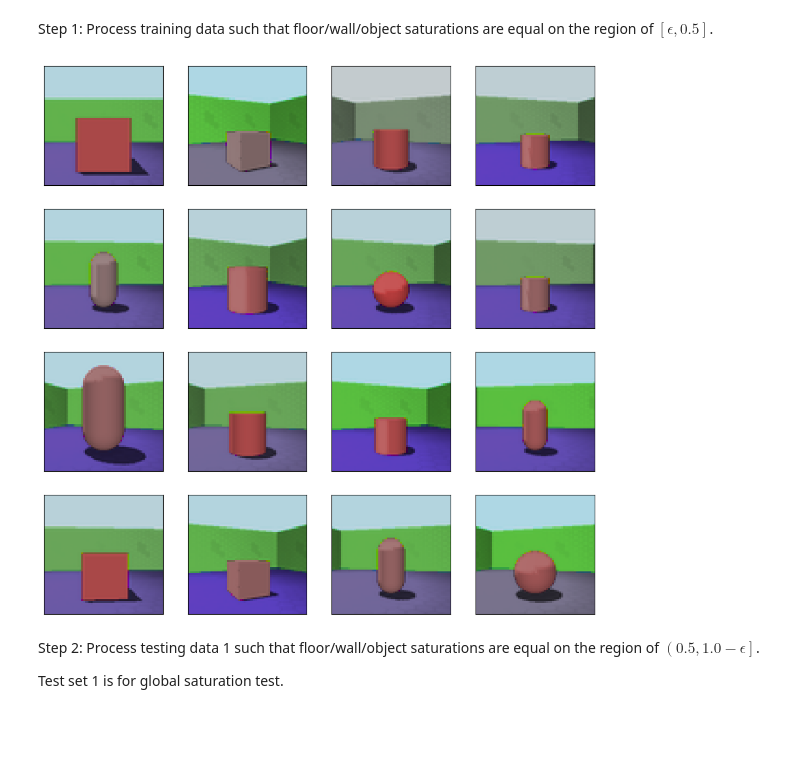
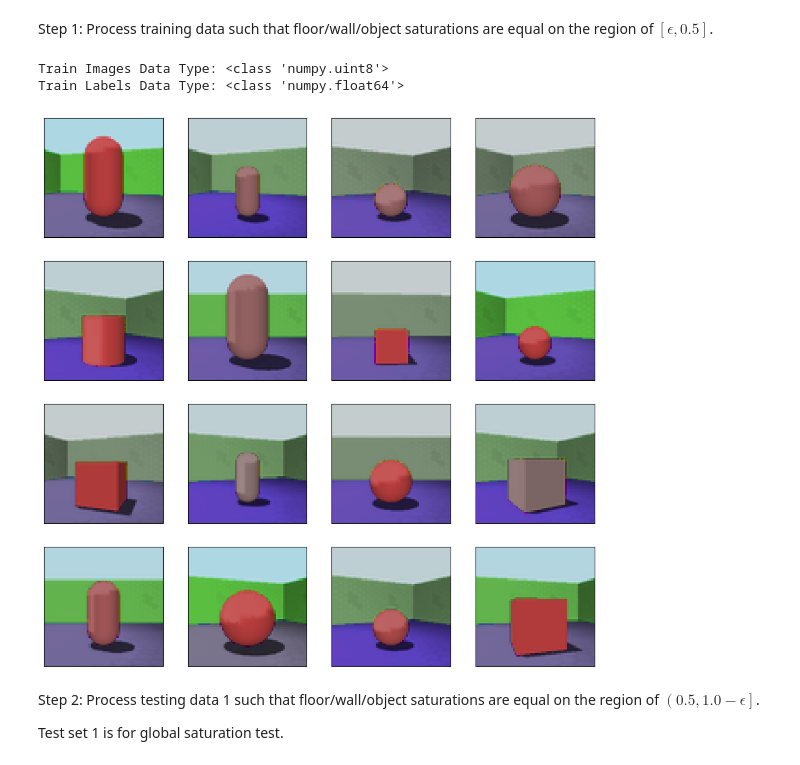
Before and after one commit to yy0555/SaturationShifted3dshapes, a Jupyter notebook: 3dshapes_saturation.ipynb, the cells around one changed output. Saved outputs shown, nothing was run; the diff lists cells and outputs as text; code cells hidden in the pictures; blank space fills up the shorter version.

```diff
--- a/3dshapes_saturation.ipynb
+++ b/3dshapes_saturation.ipynb
@@ -17,13 +17,16 @@ def show_images_grid(images, num_samples, num_images=25, random=False):
         if ax_i < num_images:
             if random:
                 ax_i = np.random.choice(num_samples, 1)
-                ax.imshow(images[int(ax_i[0])], cmap='Greys_r', interpolation='nearest')
+                ax.imshow((images[int(ax_i[0])]/255.0).astype(np.float32), cmap='Greys_r', interpolation='nearest')
             else:
-                ax.imshow(images[ax_i], cmap='Greys_r', interpolation='nearest')
+                ax.imshow((images[ax_i]/255.0).astype(np.float32), cmap='Greys_r', interpolation='nearest')
             ax.set_xticks([])
             ax.set_yticks([])
         else:
             ax.axis('off')
 # Sanity check loaded images
-show_images_grid(images, num_samples=480, num_images=16, random=True)
+show_images_grid(images, num_samples=480, num_images=9, random=True)
+# Sanity check datatype
+print("Images Data Type:", type(images[0][0][0][0]))
+print("Labels Data Type:", type(labels[0]))
 # %% [output]
@@ -36,8 +41,8 @@ num_bases = len(images)
 # Initialise fragmentation of saturation shift
 num_shift = 5
 # Training images and labels array
-images_train = np.zeros(shape=(num_bases*num_shift*num_shift*num_shift, 64, 64, 3), dtype=np.float32)
-labels_train = np.zeros(shape=num_bases*num_shift*num_shift*num_shift, dtype=np.float32)
+images_train = np.zeros(shape=(num_bases*num_shift*num_shift*num_shift, 64, 64, 3), dtype=np.uint8)
+labels_train = np.zeros(shape=num_bases*num_shift*num_shift*num_shift, dtype=np.float64)
 # Set iteration index
 idx = 0
 # Lop over base images and shift saturation globally
@@ -47,48 +52,56 @@ for i in tqdm(range(num_bases)):
             for j_floor in range(num_shift):
                 # Load target image
                 target_image = images[i, :, :, :]
+                # print("RGB: ", np.ptp(target_image, axis=0))
                 # Load target label
                 target_label = labels[i]
                 # Convert image from RGB color space to BGR color space
                 target_image = cv2.cvtColor(target_image, cv2.COLOR_RGB2BGR)
+                # print("BGR: ", np.ptp(target_image, axis=0))
                 # Convert image from BGR color space to HLS color space
                 target_image = cv2.cvtColor(target_image, cv2.COLOR_BGR2HLS)
+                # print("HLS: ", np.ptp(target_image, axis=0))
                 # Split HSV representation into HSV channels
                 h, l, s = cv2.split(target_image)
 
                 # Create red mask on object
-                mask_object_1 = cv2.inRange(target_image, np.array([0, -0.1, -0.1]), np.array([40, 1.1, 1.1]))
-                mask_object_2 = cv2.inRange(target_image, np.array([310, -0.1, -0.1]), np.array([360, 1.1, 1.1]))
+                mask_object_1 = cv2.inRange(target_image, np.array([0/2, 0, 0]), np.array([40/2, 255, 255]))
+                mask_object_2 = cv2.inRange(target_image, np.array([310/2, 0, 0]), np.array([360/2, 255, 255]))
                 # Change value of saturation channel for red object
-                s[mask_object_1==255] = 0.1 + 0.8/(2*(num_shift-1))*j_object
-                s[mask_object_2==255] = 0.1 + 0.8/(2*(num_shift-1))*j_object
+                s[mask_object_1==255] = np.uint8((0.1 + 0.8/(2*(num_shift-1))*j_object)*255)
+                s[mask_object_2==255] = np.uint8((0.1 + 0.8/(2*(num_shift-1))*j_object)*255)
                 # Create green mask on wall
-                mask_wall = cv2.inRange(target_image, np.array([90, -0.1, -0.1]), np.array([200, 1.1, 1.1]))
+                mask_wall = cv2.inRange(target_image, np.array([70/2, 0, 0]), np.array([200/2, 255, 255]))
                 # Change value of saturation channel for red object
-                s[mask_wall==255] = 0.1 + 0.8/(2*(num_shift-1))*j_wall
+                s[mask_wall==255] = np.uint8((0.1 + 0.8/(2*(num_shift-1))*j_wall)*255)
                 # Create blue mask on floor
-                mask_floor = cv2.inRange(target_image, np.array([220, -0.1, -0.1]), np.array([280, 1.1, 1.1]))
+                mask_floor = cv2.inRange(target_image, np.array([220/2, 0, 0]), np.array([280/2, 255, 255]))
                 # Change value of saturation channel for red object
-                s[mask_floor==255] = 0.1 + 0.8/(2*(num_shift-1))*j_floor
+                s[mask_floor==255] = np.uint8((0.1 + 0.8/(2*(num_shift-1))*j_floor)*255)
 
                 # Merge HSV back into target image
                 target_image = cv2.merge([h, l, s])
                 # Convert image from HLS color space to RGB color space
                 target_image = cv2.cvtColor(target_image, cv2.COLOR_HLS2BGR)
                 # Convert image from HLS color space to RGB color space
                 target_image = cv2.cvtColor(target_image, cv2.COLOR_BGR2RGB)
                 # Save saturation shifted image
                 images_train[idx, :, :, :] = target_image
                 # Save saturation shifted label
                 labels_train[idx] = target_label
                 # Update index
                 idx += 1
+# Sanity check datatype
+print("Train Images Data Type:", type(images_train[0][0][0][0]))
+print("Train Labels Data Type:", type(labels_train[0]))
 # Visualise saturation shifted images
 show_images_grid(images_train, num_samples=num_bases*num_shift*num_shift*num_shift, num_images=16, random=True)
 # Save training data
 np.savez("3dshapes_satshifted_train.npz", images=images_train, labels=labels_train)
 # %% [output]
+Train Images Data Type: <class 'numpy.uint8'>
+Train Labels Data Type: <class 'numpy.float64'>
-[figure, old version]
+[figure, new version]
 # %% [markdown]
 Step 2: Process testing data 1 such that floor/wall/object saturations are equal on the region of $\left(0.5, 1.0-\epsilon\right]$.
 
```
Also changed, not shown: parts of 3 cells of this notebook, 3 other files.
